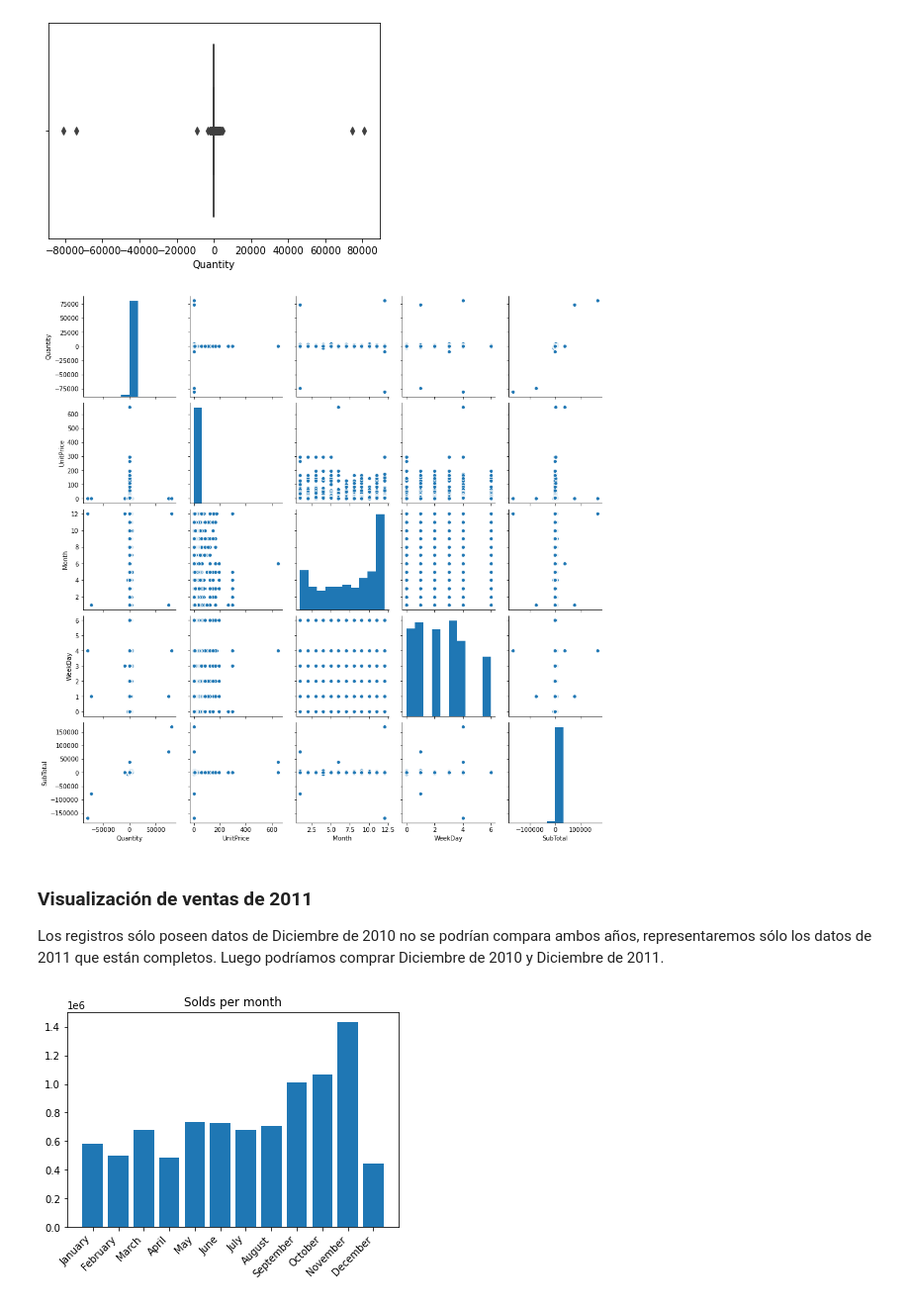
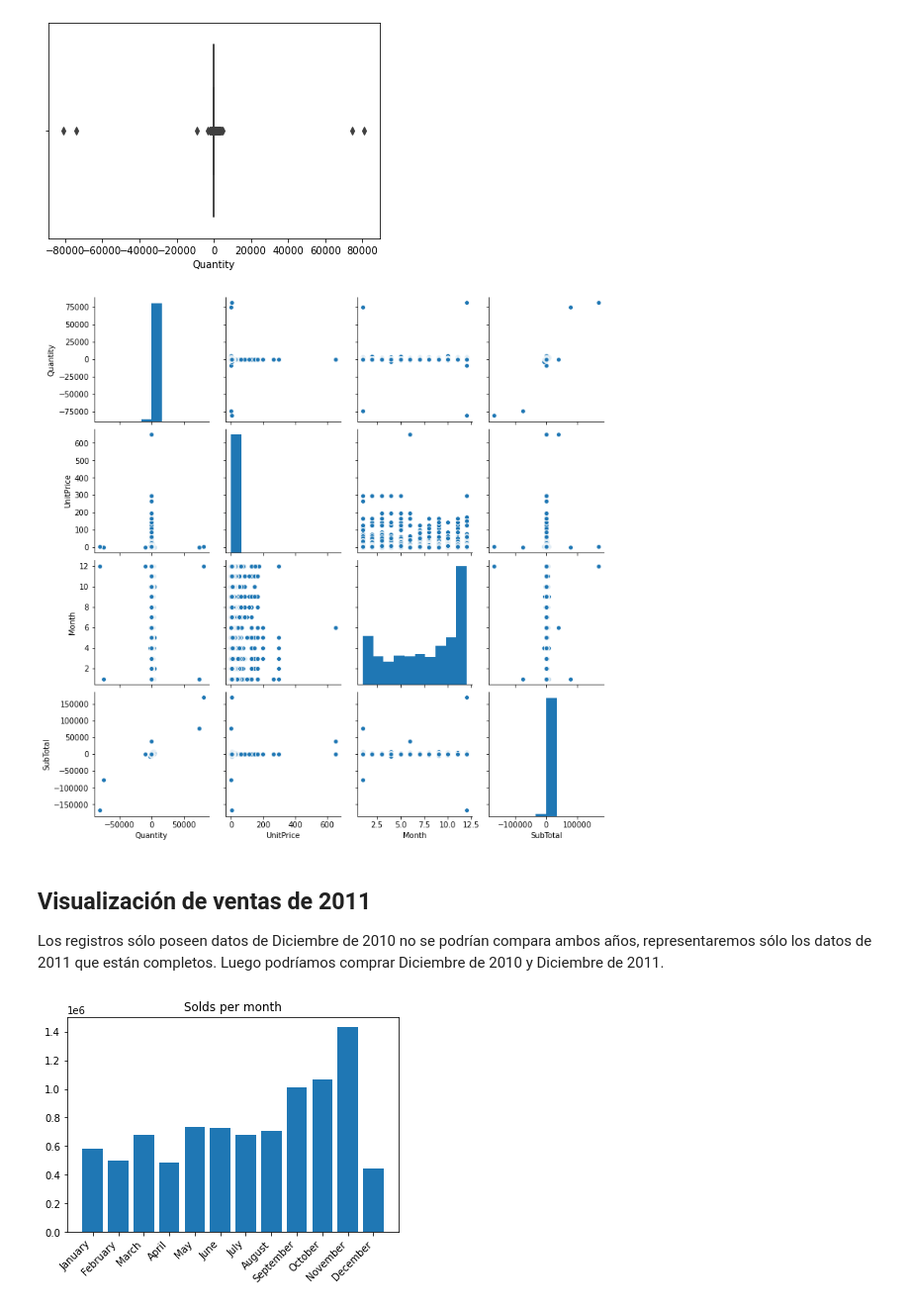
Before and after one commit to AnnLivio/EDA_on_retail_data, a Jupyter notebook: online_retail.ipynb, the cells around one changed output. Shown at 99% size. Drawn from its saved outputs; the diff is of its cells as text; code cells hidden in the pictures.

Commit message:
Mejoras
Adding query and graphics

```diff
--- a/online_retail.ipynb
+++ b/online_retail.ipynb
@@ -367,14 +364,14 @@ sns.boxplot(df['Quantity'])
 # %%
 # Create a pairplot of the data.
 
 # 1. Select the columns
 # 2. Create a pairplot for this columns only
-cols = ['Quantity', 'UnitPrice', 'Month', 'WeekDay', 'Country', 'SubTotal']
+cols = ['Quantity', 'UnitPrice', 'Month', 'Country', 'SubTotal']
 sns.pairplot(df[cols]);
 # %% [output]
-[figure, old version]
+[figure, new version]
 # %% [markdown]
-### Visualización de ventas de 2011
+## Visualización de ventas de 2011
 
 Los registros sólo poseen datos de Diciembre de 2010 no se podrían compara ambos años, representaremos sólo los datos de 2011 que están completos. Luego podríamos comprar Diciembre de 2010 y Diciembre de 2011.
 # %%
```
Also changed, not shown: parts of 33 cells of this notebook.
